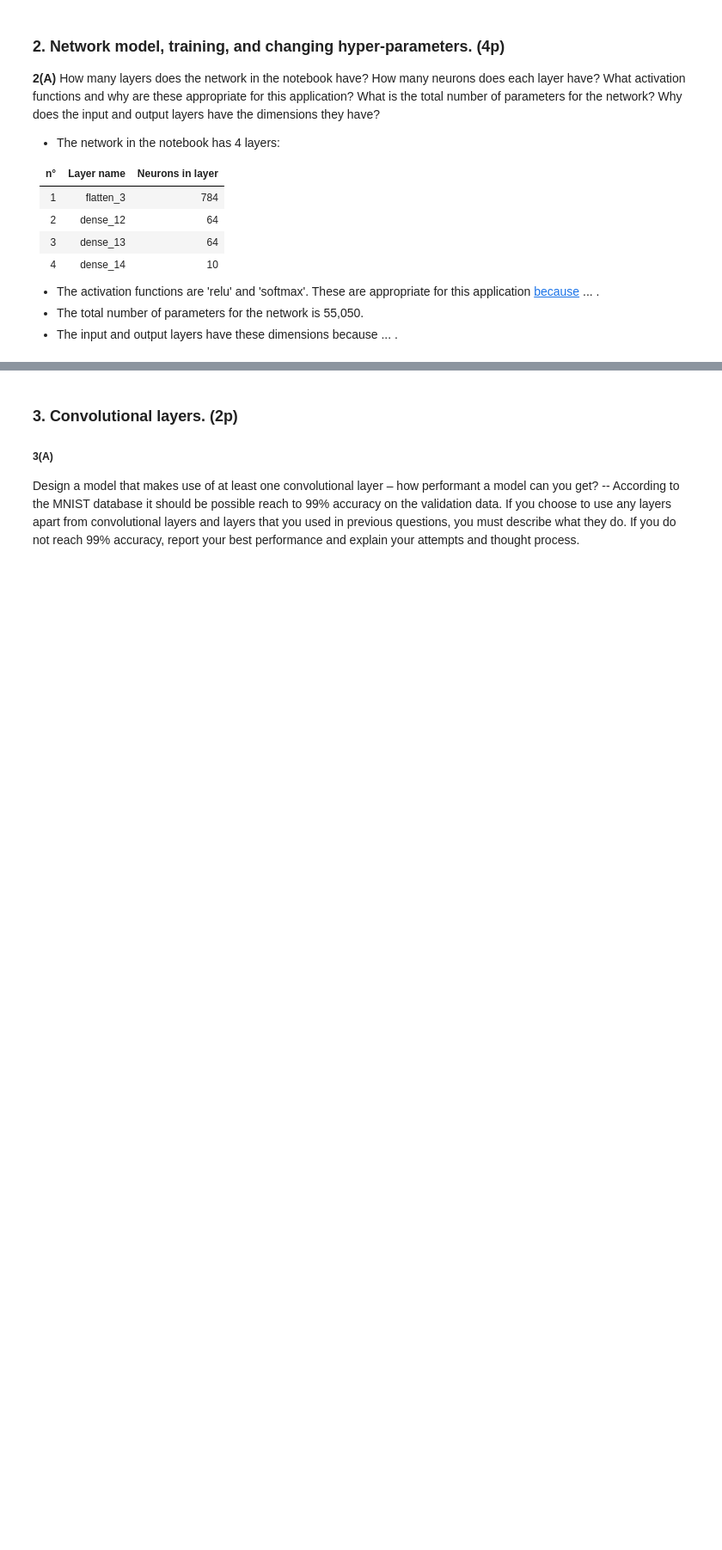
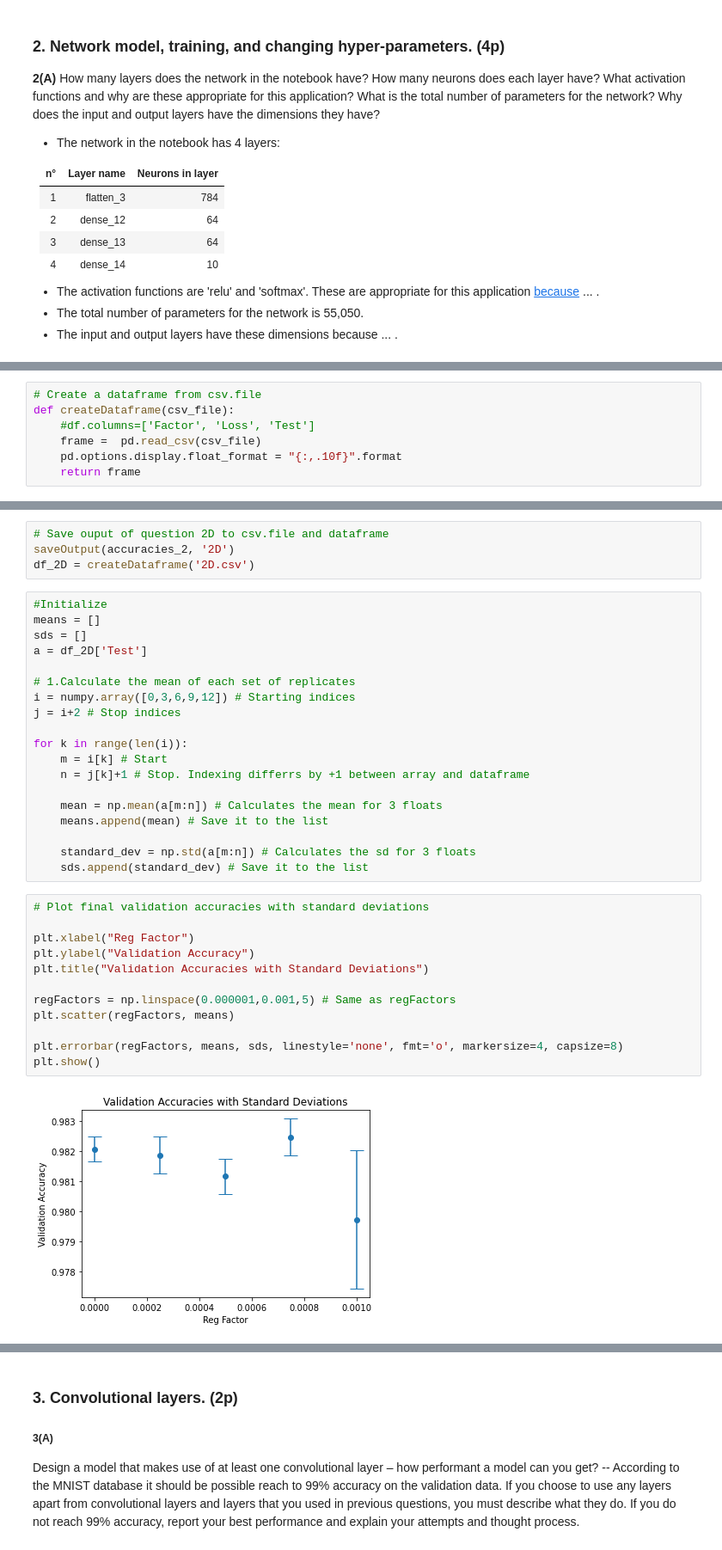
Before and after one commit to LeniaMalki/DataScienceAndAI, a Jupyter notebook: 6.Neural networks/Assignment 6 Answers.ipynb, the cells around one changed output, grey strips where cells are left out. Shown: that part at 86% size. Drawn from its saved outputs; the diff is of its cells as text; blank space fills up the shorter version.

Commit message:
Addidtions to Question 2D

```diff
--- a/6.Neural networks/Assignment 6 Answers.ipynb
+++ b/6.Neural networks/Assignment 6 Answers.ipynb
@@ -260,0 +218,7 @@ plotAccuracies(fit_info_2)
+# %%
+# Create a dataframe from csv.file
+def createDataframe(csv_file):
+    #df.columns=['Factor', 'Loss', 'Test']
+    frame =  pd.read_csv(csv_file)
+    pd.options.display.float_format = "{:,.10f}".format
+    return frame
@@ -260,0 +275,37 @@ plotAccuracies(fit_info_2)
+# %%
+# Save ouput of question 2D to csv.file and dataframe
+saveOutput(accuracies_2, '2D')
+df_2D = createDataframe('2D.csv')
+# %%
+#Initialize
+means = []
+sds = []
+a = df_2D['Test']
+
+# 1.Calculate the mean of each set of replicates
+i = numpy.array([0,3,6,9,12]) # Starting indices
+j = i+2 # Stop indices
+
+for k in range(len(i)):
+    m = i[k] # Start
+    n = j[k]+1 # Stop. Indexing differrs by +1 between array and dataframe
+
+    mean = np.mean(a[m:n]) # Calculates the mean for 3 floats
+    means.append(mean) # Save it to the list
+
+    standard_dev = np.std(a[m:n]) # Calculates the sd for 3 floats
+    sds.append(standard_dev) # Save it to the list
+# %%
+# Plot final validation accuracies with standard deviations
+
+plt.xlabel("Reg Factor")
+plt.ylabel("Validation Accuracy")
+plt.title("Validation Accuracies with Standard Deviations")
+
+regFactors = np.linspace(0.000001,0.001,5) # Same as regFactors
+plt.scatter(regFactors, means)
+
+plt.errorbar(regFactors, means, sds, linestyle='none', fmt='o', markersize=4, capsize=8)
+plt.show()
+# %% [output]
+[figure, added]
```
Also changed, not shown: parts of 33 cells of this notebook, 2 other files.
